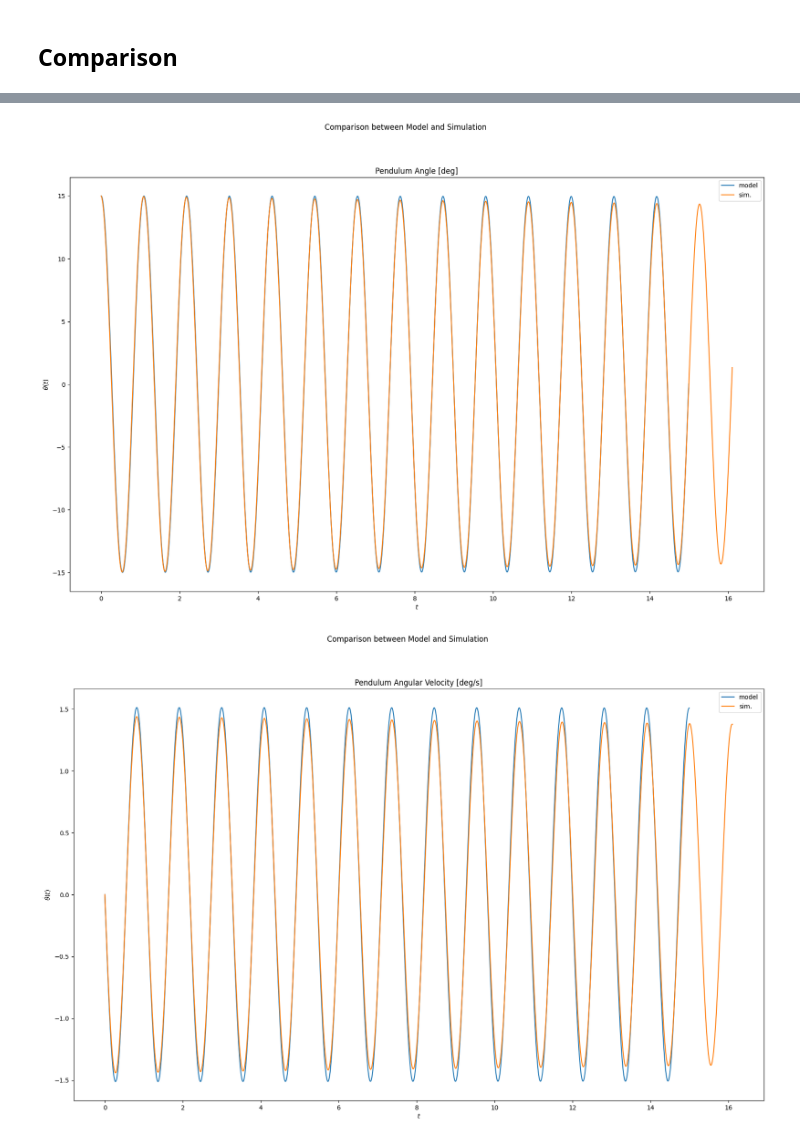
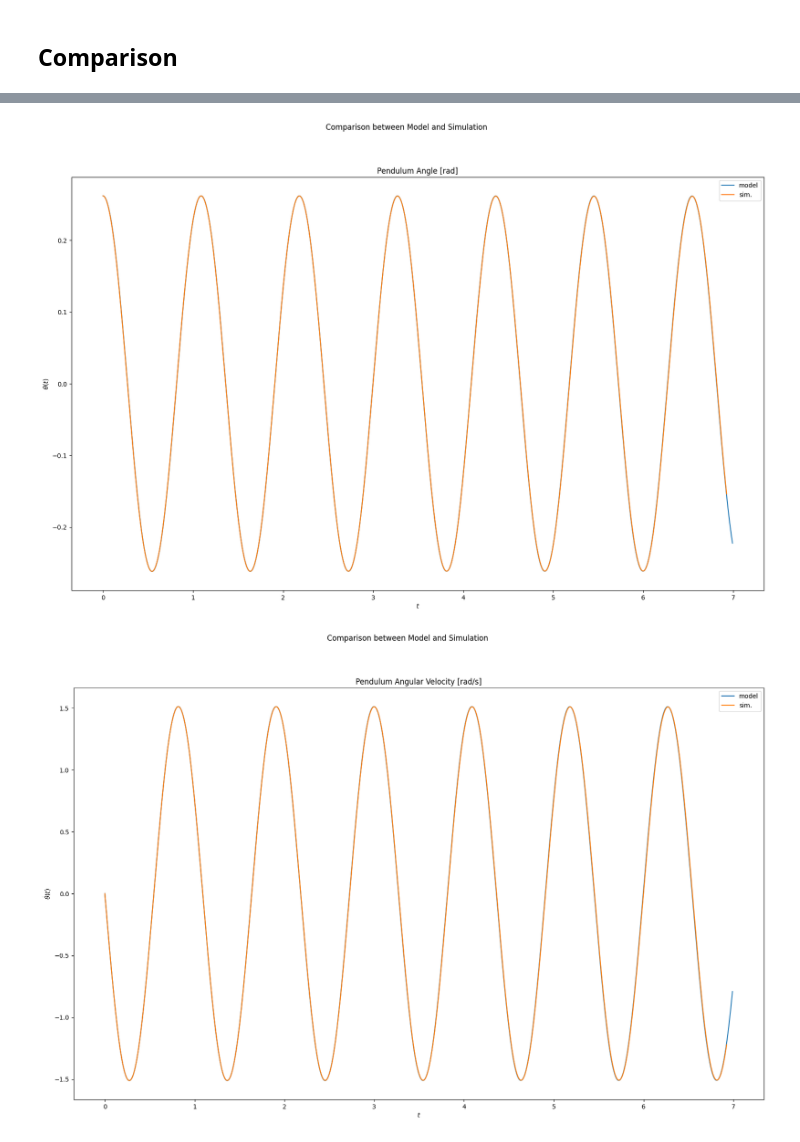
Before and after one commit to meunomemauricio/pendulums, a Jupyter notebook: analysis/frictionless_model.ipynb, the cells around one changed output, grey strips where cells are left out. Drawn from its saved outputs; the diff is of its cells as text; code cells hidden in the pictures.

```diff
--- a/analysis/frictionless_model.ipynb
+++ b/analysis/frictionless_model.ipynb
@@ -206,9 +206,9 @@ def non_linear_system(t, y, m: float, M: float, l: float, g: float):
 # %%
 args = (0.005, 0.2, 300, 9807)
 init = [0, 0, math.radians(15), 0]
-t = np.arange(0, 15, 0.01)
+t = np.arange(0, 7, 0.01)
 nl_solution = scipy.integrate.solve_ivp(
-    non_linear_system, (0, 15), init, t_eval=t, args=args
+    non_linear_system, (0, 7), init, t_eval=t, args=args
 )
 # %%
 fig, ax = plt.subplots(nrows=4, ncols=1)
@@ -230,7 +230,7 @@ plt.show()
 # %% [markdown]
 ## Comparison
 # %%
-rec_df = pd.read_csv("recordings/cart_2023-06-13_16:03:43.csv")
+rec_df = pd.read_csv("recordings/cart_2023-06-19_22:22:25.csv")
 rec_df.index = pd.Index(rec_df.index * rec_df["interval"])
 rec_df.tail()
 # %% [output]
@@ -265,22 +265,22 @@ plt.show()
 # %%
-plt.plot(nl_solution.t, np.rad2deg(nl_solution.y[2]), "C0", label="model")
+plt.plot(nl_solution.t, nl_solution.y[2], "C0", label="model")
 plt.plot(rec_df.index, rec_df["angle"], "C1", label="sim.")
 plt.legend()
-plt.title("Pendulum Angle [deg]")
+plt.title("Pendulum Angle [rad]")
 plt.suptitle("Comparison between Model and Simulation")
 plt.xlabel("$t$")
 plt.ylabel(r"$\theta(t)$")
 plt.show()
 # %% [output]
-[figure, old version]
+[figure, new version]
 # %%
 plt.plot(nl_solution.t, nl_solution.y[3], "C0", label="model")
 plt.plot(rec_df.index, rec_df["angular_velocity"], "C1", label="sim.")
 plt.legend()
-plt.title("Pendulum Angular Velocity [deg/s]")
+plt.title("Pendulum Angular Velocity [rad/s]")
 plt.suptitle("Comparison between Model and Simulation")
 plt.xlabel("$t$")
 plt.ylabel(r"$\dot{\theta}(t)$")
 plt.show()
 # %% [output]
-[figure, old version]
+[figure, new version]
```
Also changed, not shown: parts of 4 cells of this notebook, 11 other files.
